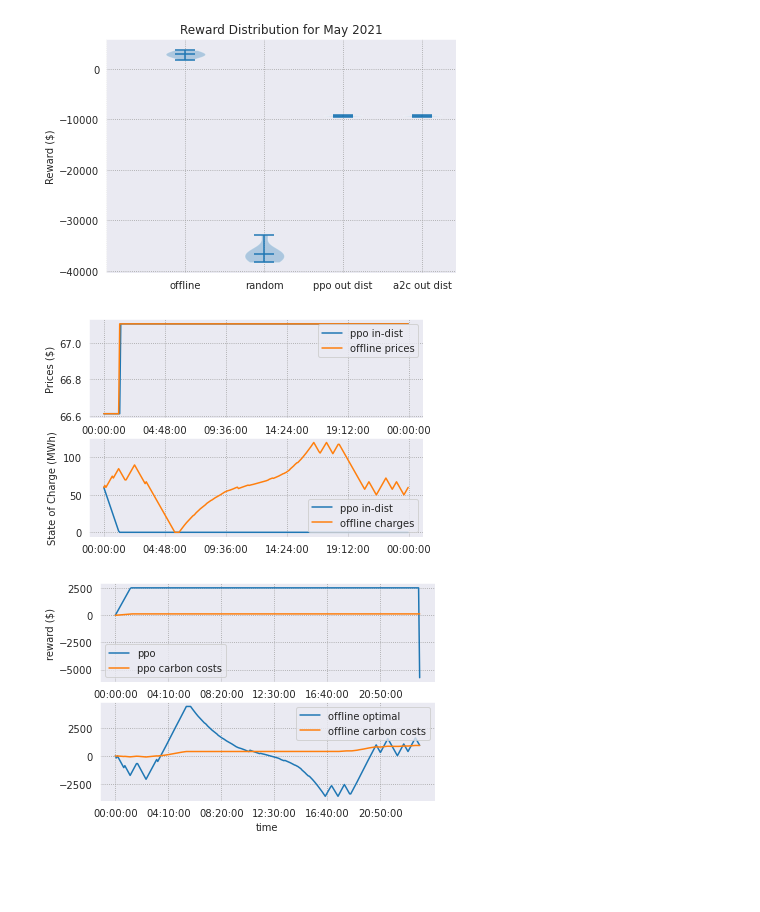
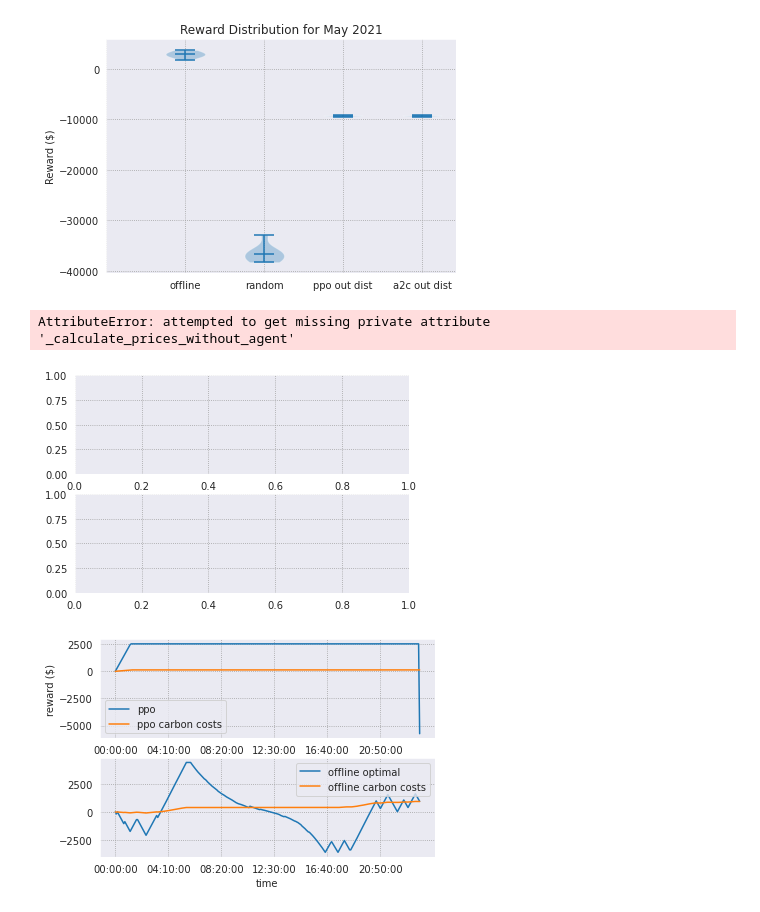
Before and after one commit to chrisyeh96/sustaingym, a Jupyter notebook: examples/model_analysis.ipynb, the cells around one changed output. Drawn from its saved outputs; the diff is of its cells as text; code cells hidden in the pictures; blank space fills up the shorter version.

Commit message:
ran models on discrete action space

```diff
--- a/examples/model_analysis.ipynb
+++ b/examples/model_analysis.ipynb
@@ -72,17 +72,35 @@ plt.savefig('algo_comp_2021.png', dpi=300)
 [figure]
 # %%
 import datetime
+import gym
 import matplotlib.dates as mdates
 import matplotlib.ticker as plticker
 
+class DiscreteActions(gym.ActionWrapper):
+    def __init__(self, env: ElectricityMarketEnv):
+        super().__init__(env)
+        self.charge_action = (env.action_space.high[0], env.action_space.high[0])
+        self.discharge_action = (0.01*env.action_space.high[0], 0.01*env.action_space.high[0])
+        self.action_space = gym.spaces.Discrete(2)
+
+    def action(self, action: int):
+        assert action in [0, 1]
+        if action == 0:
+            return self.charge_action
+        else:
+            return self.discharge_action
+
 df_load = pd.read_csv('sustaingym/data/demand_data/CAISO-demand-2019-05.csv.gz', compression='gzip', index_col=0)
 
-env = BatteryStorageInGridEnv(month='2019-05', seed=195)
-ppo = PPO.load('examples/model_PPO_2019_5.zip')
+env = ElectricityMarketEnv(month='2019-05', seed=195)
+env = DiscreteActions(env)
+
+ppo = PPO.load('examples/discrete_model_PPO_2019_5.zip')
 
 ax, ax2 = plot_state_of_charge_and_prices(None, df_load, ppo, 'ppo in-dist', env)
 
 plt.savefig('prices_and_soc_over_episode.png', dpi=300)
 # %% [output]
+AttributeError: attempted to get missing private attribute '_calculate_prices_without_agent'
-[figure, old version]
+[figure, new version]
 # %%
```
Also changed, not shown: parts of 4 cells of this notebook, 4 other files.
